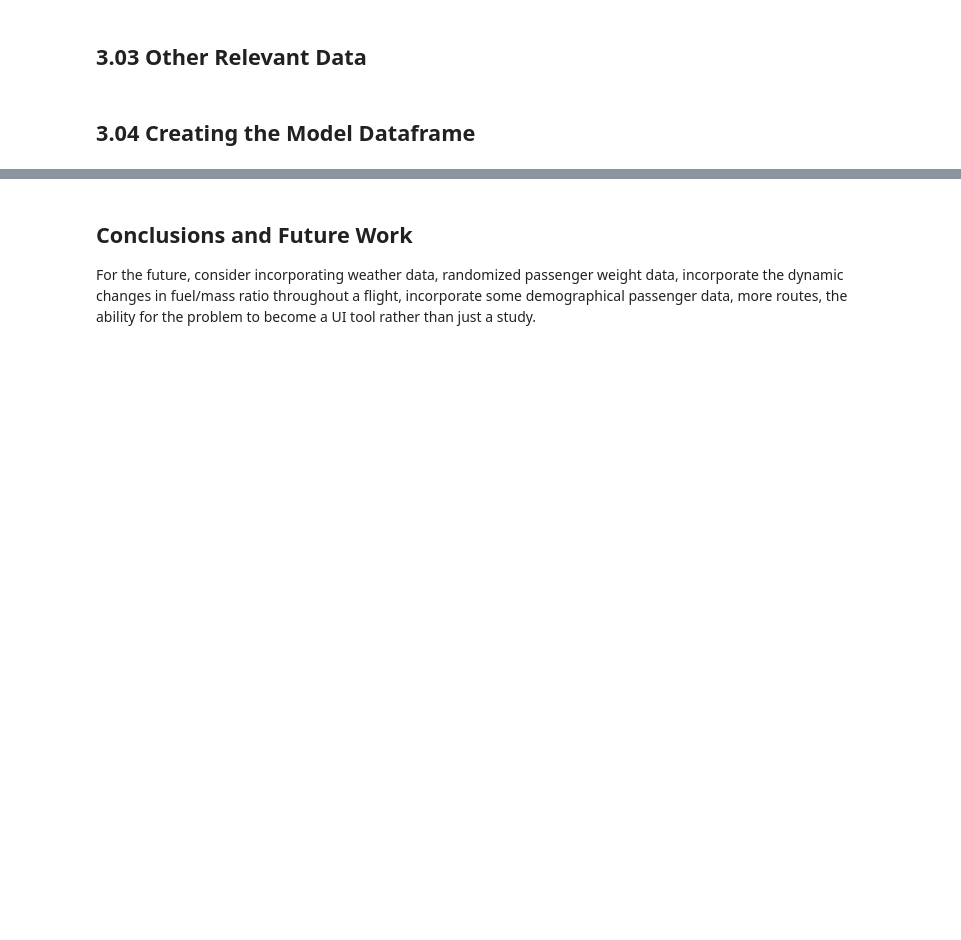
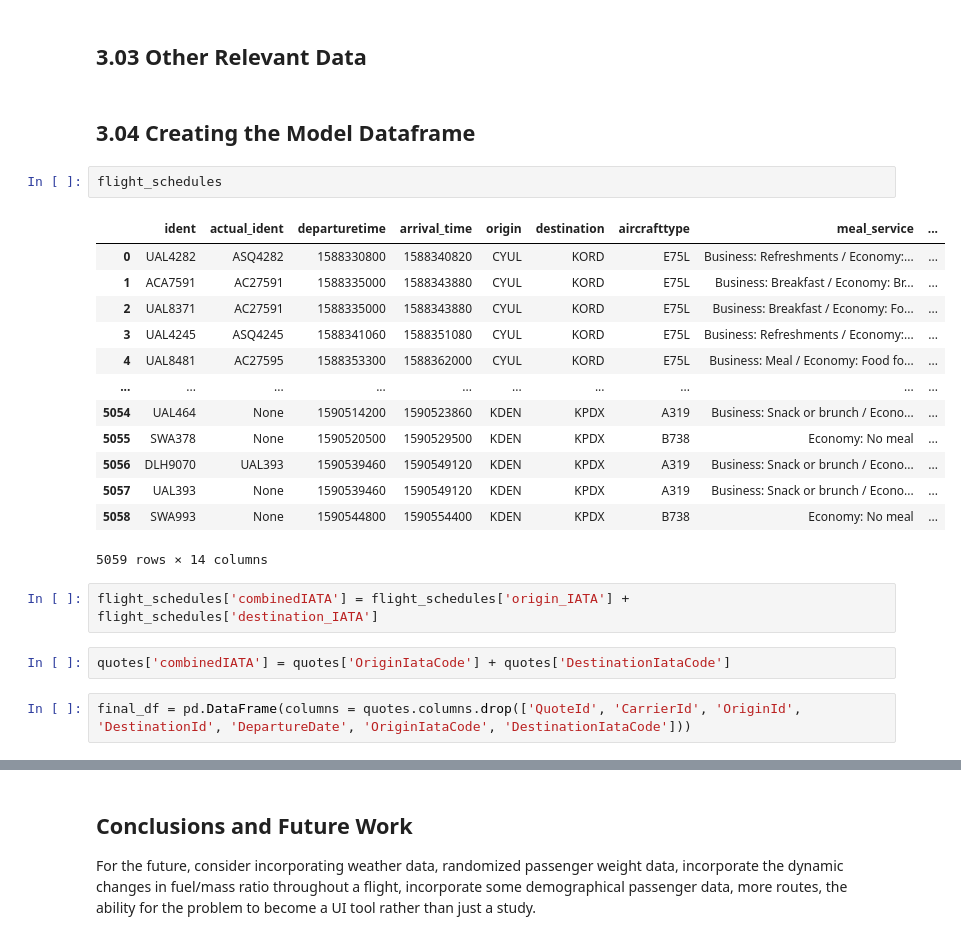
Before and after one commit to chriskuz/ga_capstone, a Jupyter notebook: code/project_notebook.ipynb, the cells around one changed output, grey strips where cells are left out. Drawn from its saved outputs; the diff is of its cells as text; blank space fills up the shorter version.

```diff
--- a/code/project_notebook.ipynb
+++ b/code/project_notebook.ipynb
@@ -1079,3 +1082,25 @@ The above output dataframe shows the combined quotes dtaaframe showcasing prices
 ## 3.03 Other Relevant Data
 # %% [markdown]
 ## 3.04 Creating the Model Dataframe
+# %%
+flight_schedules
+# %% [output]
+|  | ident | actual_ident | departuretime | arrival_time | origin | destination | aircrafttype | meal_service | ... |
+| 0 | UAL4282 | ASQ4282 | 1588330800 | 1588340820 | CYUL | KORD | E75L | Business: Refreshments / Economy:... | ... |
+| 1 | ACA7591 | AC27591 | 1588335000 | 1588343880 | CYUL | KORD | E75L | Business: Breakfast / Economy: Br... | ... |
+| 2 | UAL8371 | AC27591 | 1588335000 | 1588343880 | CYUL | KORD | E75L | Business: Breakfast / Economy: Fo... | ... |
+| 3 | UAL4245 | ASQ4245 | 1588341060 | 1588351080 | CYUL | KORD | E75L | Business: Refreshments / Economy:... | ... |
+| 4 | UAL8481 | AC27595 | 1588353300 | 1588362000 | CYUL | KORD | E75L | Business: Meal / Economy: Food fo... | ... |
+| ... | ... | ... | ... | ... | ... | ... | ... | ... | ... |
+| 5054 | UAL464 | None | 1590514200 | 1590523860 | KDEN | KPDX | A319 | Business: Snack or brunch / Econo... | ... |
+| 5055 | SWA378 | None | 1590520500 | 1590529500 | KDEN | KPDX | B738 | Economy: No meal | ... |
+| 5056 | DLH9070 | UAL393 | 1590539460 | 1590549120 | KDEN | KPDX | A319 | Business: Snack or brunch / Econo... | ... |
+| 5057 | UAL393 | None | 1590539460 | 1590549120 | KDEN | KPDX | A319 | Business: Snack or brunch / Econo... | ... |
+| 5058 | SWA993 | None | 1590544800 | 1590554400 | KDEN | KPDX | B738 | Economy: No meal | ... |
+5059 rows × 14 columns
+# %%
+flight_schedules['combinedIATA'] = flight_schedules['origin_IATA'] + flight_schedules['destination_IATA']
+# %%
+quotes['combinedIATA'] = quotes['OriginIataCode'] + quotes['DestinationIataCode']
+# %%
+final_df = pd.DataFrame(columns = quotes.columns.drop(['QuoteId', 'CarrierId', 'OriginId', 'DestinationId', 'DepartureDate', 'OriginIataCode', 'DestinationIataCode']))
```
Also changed, not shown: parts of 10 cells of this notebook.
